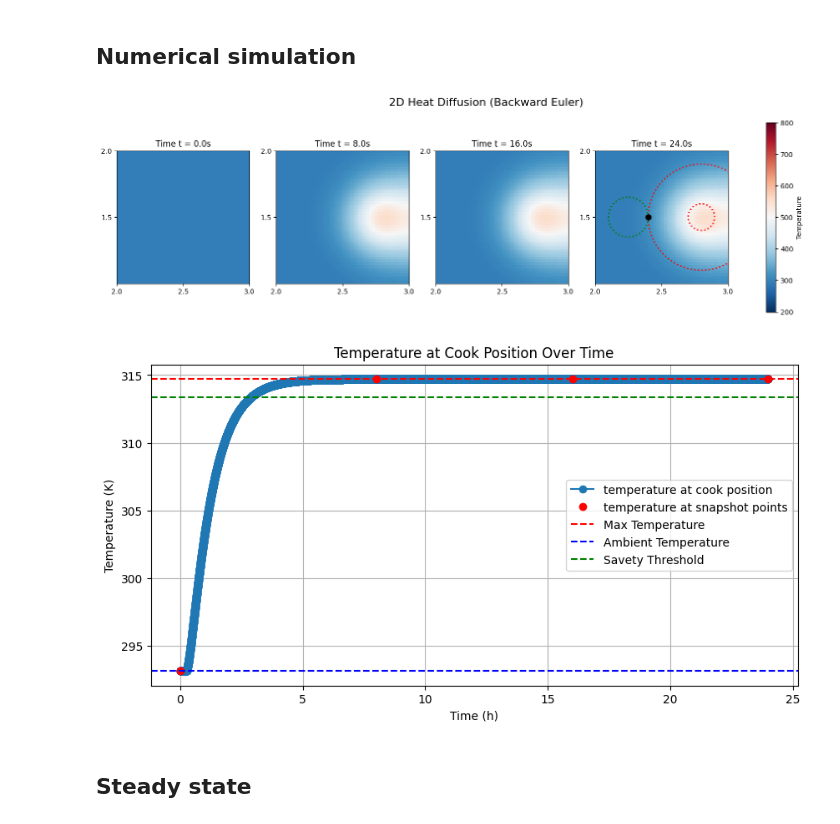
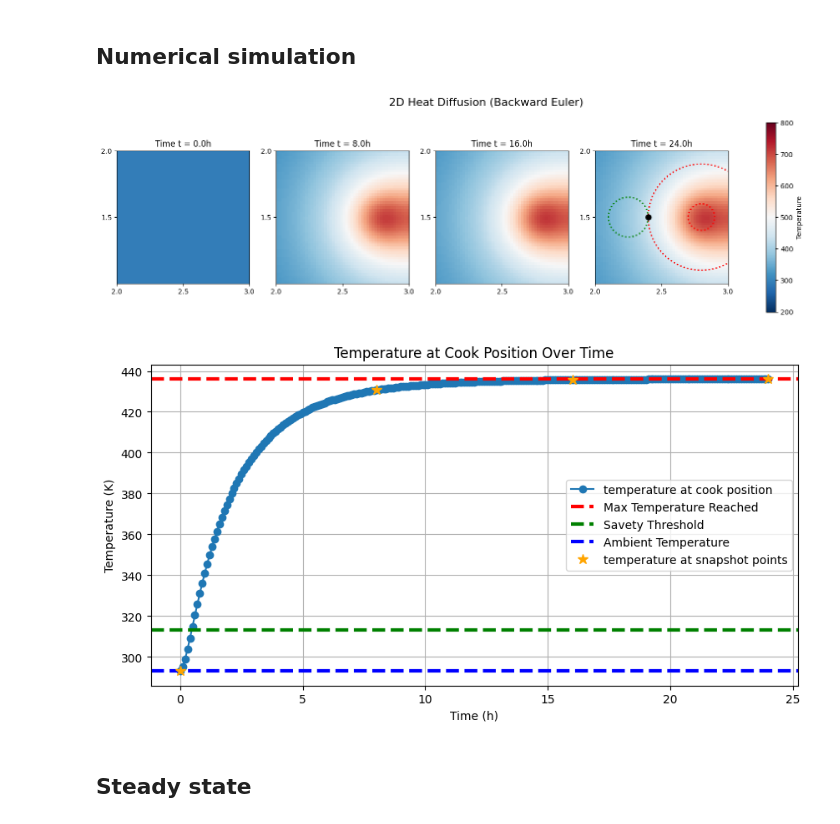
Before and after one commit to tusm06/MATH461_Unit03, a Jupyter notebook: main.ipynb, the cells around one changed output. Saved outputs shown, nothing was run; the diff lists cells and outputs as text; code cells hidden in the pictures.

```diff
--- a/main.ipynb
+++ b/main.ipynb
@@ -33,8 +33,8 @@ cpt = []
 J = 150
 h = 3.0 / J
 s = np.linspace(h, 3.0, J)
-k = 0.1 * h
-# k = 5 * h
+# k = 0.1 * h
+k = 5 * h
 xx, yy = np.meshgrid(s, s)
 x = xx.flatten()
 y = yy.flatten()
@@ -80,17 +80,21 @@ t = 0
 target_times = np.linspace(0, Tf, 4)
 snapshots = {}
 
+next_target_idx = 0
+
 for n in range(numsteps + 1):
     for target in target_times:
         if np.isclose(t, target, atol=k/2):
             snapshots[target] = u.reshape(xx.shape)
 
     if n < numsteps:
-        b = u + k*source
+        b = u + k*source + k*beta*T_a
+        # b = u + k*source
         u = linalg.spsolve(A, b)
 
         # Make sure the heat does not exceed 1000
-        u = np.clip(u, T_a, 1000)
+        # u = np.clip(u, T_a, 1000)
+
         cpt.append(u[iy * J + ix])
 
         t += k
@@ -103,51 +107,53 @@ fig, axes = plt.subplots(1, 4, figsize=(20, 5))
 # Plot the subplots
 for i, target in enumerate(target_times):
     im = axes[i].imshow(snapshots[target], extent=[0, 3, 0, 3], origin='lower', cmap='RdBu_r', vmin=200, vmax=800)
-    # axes[i].plot(1.5, 1.5, 'ko', markersize=8)
-    axes[i].set_title(f'Time t = {target}s')
+    axes[i].set_title(f'Time t = {target}h')
     axes[i].set_xticks([0, 1.5, 2, 2.5, 3])
     axes[i].set_yticks([0, 1.5, 2, 2.5, 3])
     axes[i].set_xlim(2, 3)
     axes[i].set_ylim(1, 2)
 
 fig.colorbar(im, ax=axes.ravel().tolist(), label='Temperature')
 plt.suptitle('2D Heat Diffusion (Backward Euler)', fontsize=16)
 
 # Regular standing position away from the stove
 theta = np.linspace(0, 2*np.pi, 100)
 x_circle_1 = 2.8 + 0.4 * np.cos(theta)
 y_circle_1 = 1.5 + 0.4 * np.sin(theta)
 plt.plot(x_circle_1, y_circle_1, color='red', linestyle=':', linewidth=2, label='Target')
 
 # Size of the stove
 x_circle_1 = 2.8 + 0.1 * np.cos(theta)
 y_circle_1 = 1.5 + 0.1 * np.sin(theta)
 plt.plot(x_circle_1, y_circle_1, color='red', linestyle=':', linewidth=2, label='Target')
 
 # Size of the chef
 x_circle_1 = 2.25 + 0.15 * np.cos(theta)
 y_circle_1 = 1.5 + 0.15 * np.sin(theta)
 plt.plot(x_circle_1, y_circle_1, color='green', linestyle=':', linewidth=2, label='cook position')
 
 # Consider the chef as a point
 plt.plot(2.4, 1.5, color='black', marker='o', markersize=8, label='cook position')
 
 # Set display area
 plt.xlim(2, 3)
 plt.ylim(1, 2)
 plt.show()
 # %% [output]
-[figure, old version]
+[figure, new version]
 # %%
 temp = np.array(cpt)
 
 # Plot
 plt.figure(figsize=(10, 5))
+
 plt.plot(np.arange(len(temp)) * k, temp, marker='o', label='temperature at cook position')
-plt.plot(target_times, [snapshots[target][iy, ix] for target in target_times], 'ro', label='temperature at snapshot points')
-plt.axhline(max(temp), color='red', linestyle='--', label='Max Temperature')
-plt.axhline(T_a, color='blue', linestyle='--', label='Ambient Temperature')
-plt.axhline(313.35, color='green', linestyle='--', label='Savety Threshold')
+
+plt.axhline(max(temp), color='red', linestyle='--', linewidth=3, label='Max Temperature Reached')
+plt.axhline(313.35, color='green', linestyle='--', linewidth=3, label='Savety Threshold')
+plt.axhline(T_a, color='blue', linestyle='--', linewidth=3, label='Ambient Temperature')
+plt.plot(target_times, [snapshots[target][iy, ix] for target in target_times], '*', markersize=9, color='orange', label='temperature at snapshot points')
+
 plt.title('Temperature at Cook Position Over Time')
 plt.xlabel('Time (h)')
 plt.ylabel('Temperature (K)')
@@ -155,7 +161,7 @@ plt.grid()
 plt.legend()
 plt.show()
 # %% [output]
-[figure, old version]
+[figure, new version]
 # %% [markdown]
 ## Steady state
 # %% [markdown]
```
Also changed, not shown: 2 other files.
